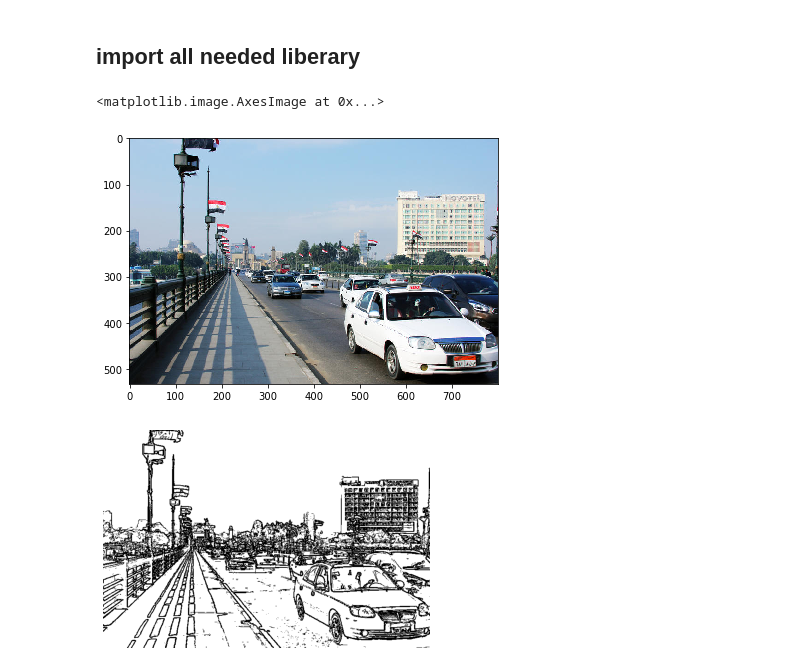
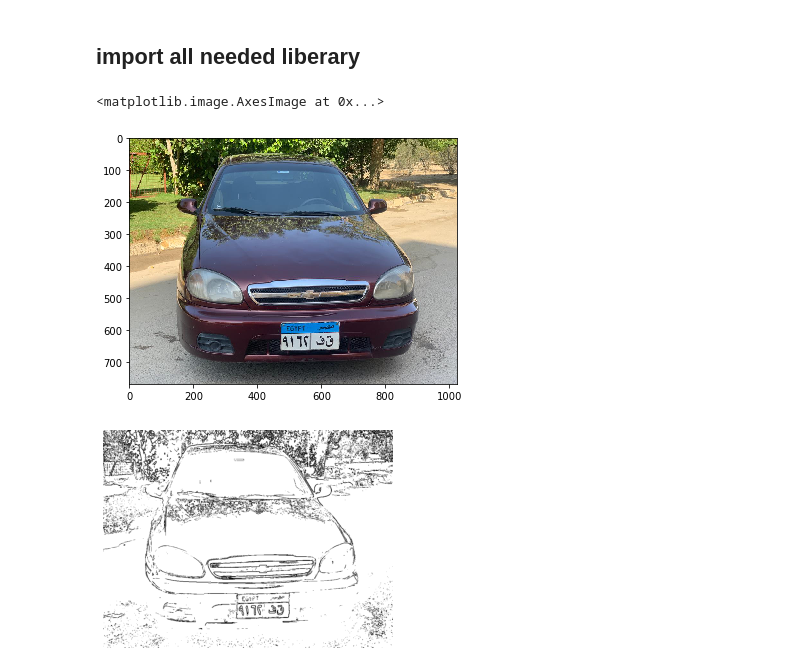
Before and after one commit to Yousif-Ahmed/License-Plate-RecognitionSystem, a Jupyter notebook: model.ipynb, the cells around one changed output. Cells and saved outputs as stored; diff of their text form; code cells hidden in the pictures.

```diff
--- a/model.ipynb
+++ b/model.ipynb
@@ -15,12 +19,12 @@ import numpy as np
 from skimage.exposure import histogram
 from matplotlib.pyplot import bar
 # %%
-img_data1 = io.imread("dataset\data4.jpg")
+img_data1 = io.imread("dataset\data6.jpeg")
 
 io.imshow(img_data1)
 # %% [output]
 <matplotlib.image.AxesImage at 0x...>
-[figure, old version]
+[figure, new version]
 # %%
 def show_image (img):
     fig = plt.figure()
@@ -41,15 +45,18 @@ def image_preprocessing (img):
 
     equalized_image = equalize_adapthist(gray_img) # applaying histogram equalization
 
-    sobel_edge = filters.sobel(equalized_image) # applaying edge detection using sobel algorithm
+    denoised_imag= denoise_bilateral(equalized_image, sigma_color=0.05, sigma_spatial=15)
+
+    sobel_edge = filters.sobel(denoised_imag) # applaying edge detection using sobel algorithm
     # we need to discuss the best way to get the best threshold
-    result =  (sobel_edge <0.1) # convert image to binary using thresholding value
+    result = ((sobel_edge <0.2))  # convert image to binary using thresholding value
 
     return result
 
 
 preprocessed_img = image_preprocessing(img_data1)
 show_image(preprocessed_img)
-io.imsave('result2.jpg' , preprocessed_img)
+
+io.imsave('result1.jpg' , preprocessed_img)
 # %% [output]
-[figure, old version]
+[figure, new version]
```
Also changed, not shown: parts of 4 cells of this notebook, 2 other files.
